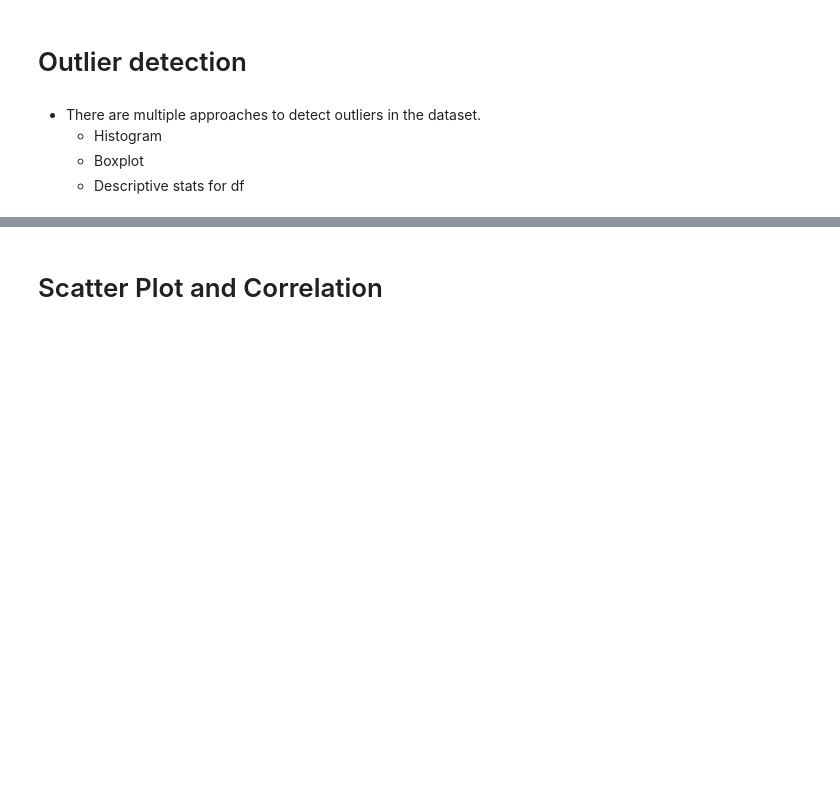
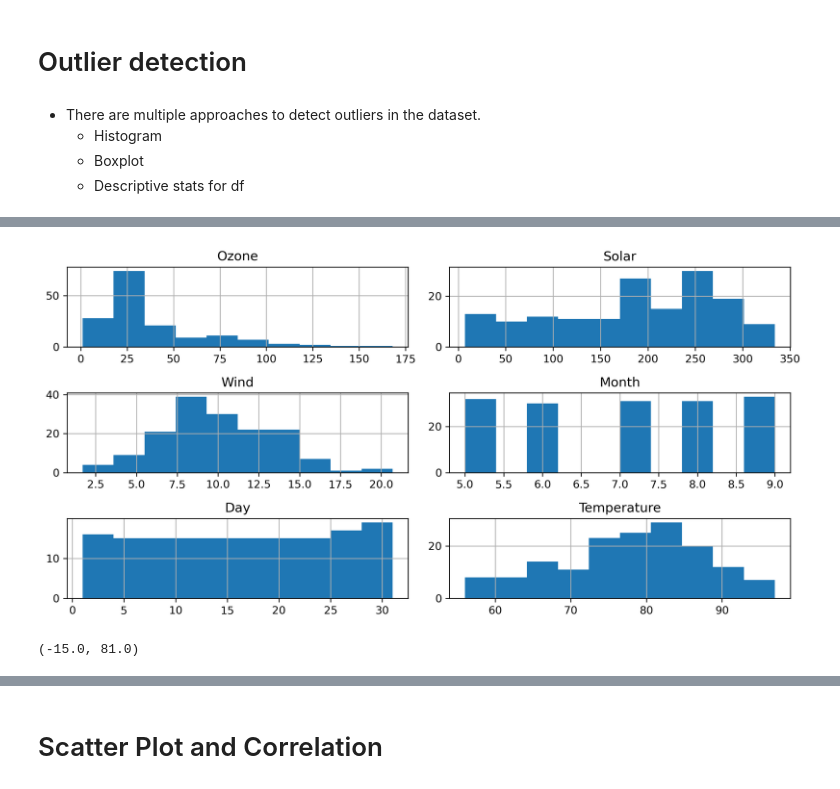
Before and after one commit to aishwaryamate/14July-Batch, a Jupyter notebook: Machine Learning/EDA-1/EDA- 1.ipynb, the cells around one changed output, grey strips where cells are left out. Drawn from its saved outputs; the diff is of its cells as text; code cells hidden in the pictures; blank space fills up the shorter version.

```diff
--- a/Machine Learning/EDA-1/EDA- 1.ipynb
+++ b/Machine Learning/EDA-1/EDA- 1.ipynb
@@ -470,2 +482,7 @@ dtype: int64
+# %%
+df.hist()
+plt.tight_layout()
+# %% [output]
+[figure, added]
 # %%
 #Outlier detection function
@@ -471,0 +499,4 @@ dtype: int64
+# %%
+outlier_detection(df,'Ozone')
+# %% [output]
+(-15.0, 81.0)
```
Also changed, not shown: parts of 13 cells of this notebook.
